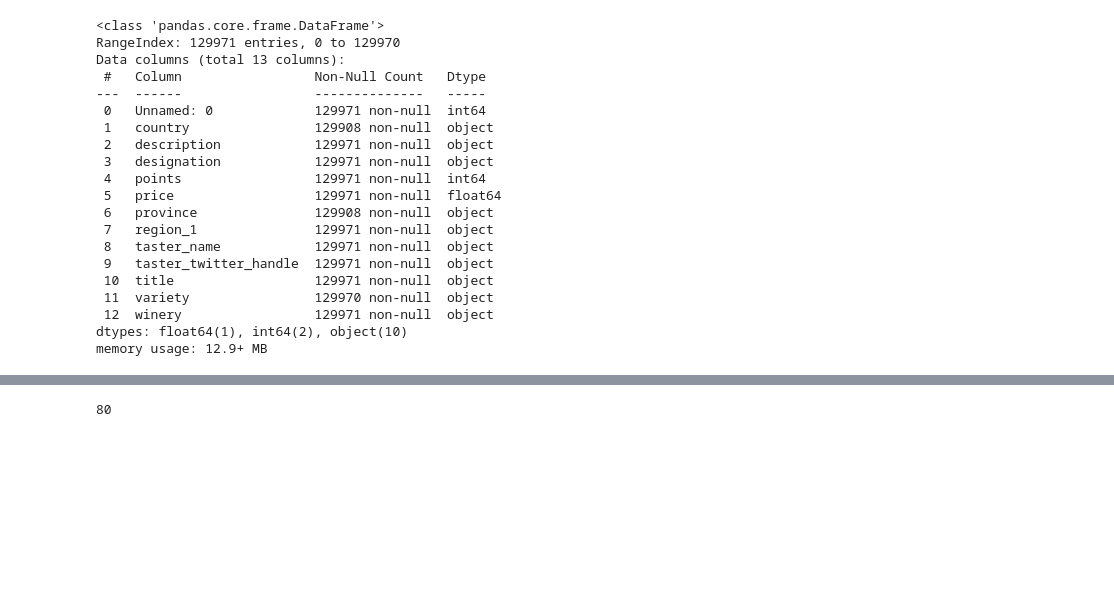
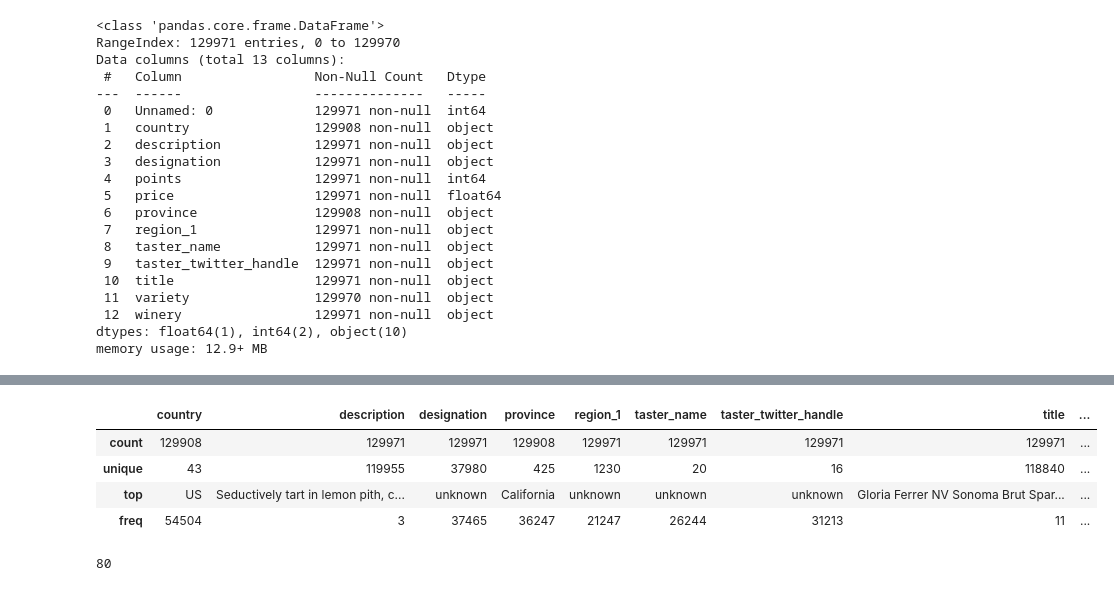
Before and after one commit to killri/sf_data_science, a Jupyter notebook: SF_DS_course_theory_and_practice/EDA-2 math stat/eda_2_mathstat.ipynb, the cells around one changed output, grey strips where cells are left out. Saved outputs shown, nothing was run; the diff lists cells and outputs as text; code cells hidden in the pictures; blank space fills up the shorter version.

```diff
--- a/SF_DS_course_theory_and_practice/EDA-2 math stat/eda_2_mathstat.ipynb
+++ b/SF_DS_course_theory_and_practice/EDA-2 math stat/eda_2_mathstat.ipynb
@@ -28,3 +42,11 @@ memory usage: 12.9+ MB
+# %%
+data.describe(include=['object'])
+# %% [output]
+|  | country | description | designation | province | region_1 | taster_name | taster_twitter_handle | title | ... |
+| count | 129908 | 129971 | 129971 | 129908 | 129971 | 129971 | 129971 | 129971 | ... |
+| unique | 43 | 119955 | 37980 | 425 | 1230 | 20 | 16 | 118840 | ... |
+| top | US | Seductively tart in lemon pith, c... | unknown | California | unknown | unknown | unknown | Gloria Ferrer NV Sonoma Brut Spar... | ... |
+| freq | 54504 | 3 | 37465 | 36247 | 21247 | 26244 | 31213 | 11 | ... |
 # %%
 display(data['points'].min())
 display(data['price'].min())
```
Also changed, not shown: parts of 9 cells of this notebook, 12 other files.
